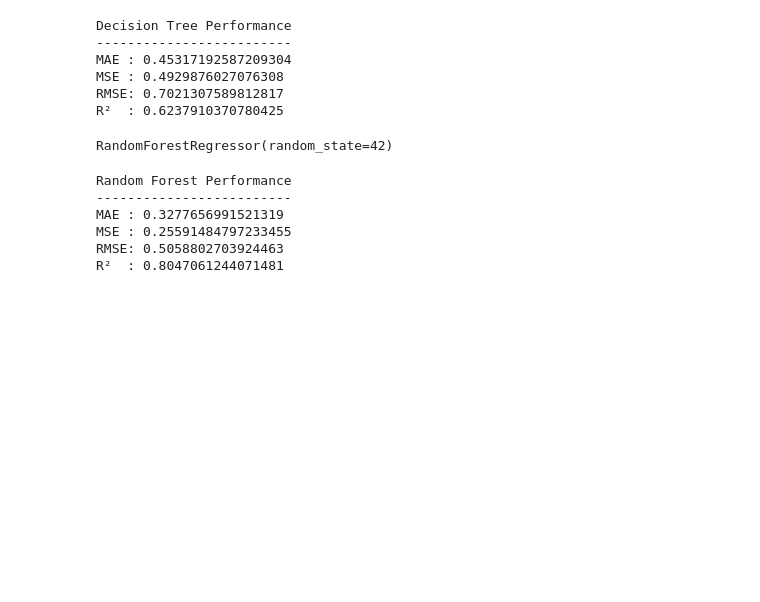
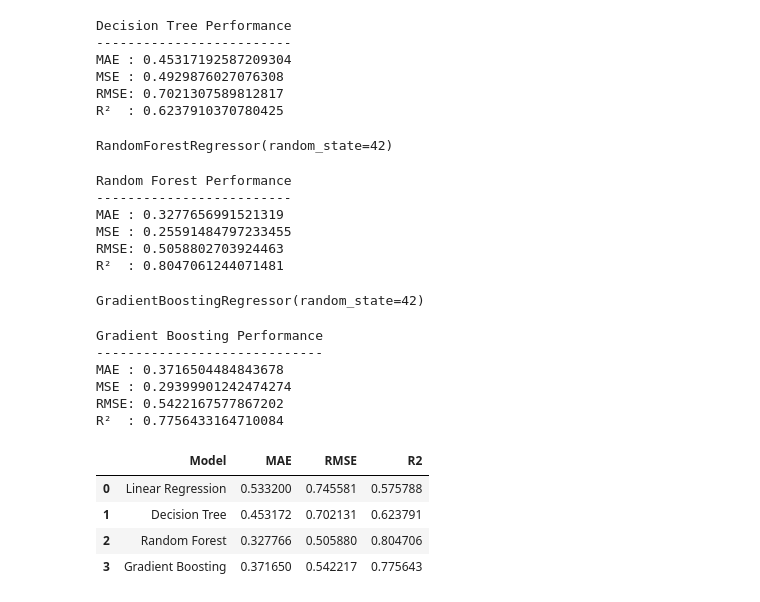
Before and after one commit to swapnilsharnarthi2006/HOUSE_PRICE_PREDICTION, a Jupyter notebook: notebooks/05_Model_traning.ipynb, the cells around one changed output. Saved outputs shown, nothing was run; the diff lists cells and outputs as text; code cells hidden in the pictures; blank space fills up the shorter version.

Commit message:
Examine Gradinet Model

```diff
--- a/notebooks/05_Model_traning.ipynb
+++ b/notebooks/05_Model_traning.ipynb
@@ -114,0 +120,60 @@ R²  : 0.8047061244071481
+# %%
+gradient_model.fit(X_train_scaled,y_train)
+# %% [output]
+GradientBoostingRegressor(random_state=42)
+# %%
+gradient_pred = gradient_model.predict(X_test_scaled)
+# %%
+gradient_mae = mean_absolute_error(y_test, gradient_pred)
+gradient_mse = mean_squared_error(y_test, gradient_pred)
+gradient_rmse = gradient_mse ** 0.5
+gradient_r2 = r2_score(y_test, gradient_pred)
+
+print("Gradient Boosting Performance")
+print("-----------------------------")
+print("MAE :", gradient_mae)
+print("MSE :", gradient_mse)
+print("RMSE:", gradient_rmse)
+print("R²  :", gradient_r2)
+# %% [output]
+Gradient Boosting Performance
+-----------------------------
+MAE : 0.3716504484843678
+MSE : 0.29399901242474274
+RMSE: 0.5422167577867202
+R²  : 0.7756433164710084
+# %%
+results = pd.DataFrame({
+    "Model": [
+        "Linear Regression",
+        "Decision Tree",
+        "Random Forest",
+        "Gradient Boosting"
+    ],
+    "MAE": [
+        mae,
+        tree_mae,
+        forest_mae,
+        gradient_mae
+    ],
+    "RMSE": [
+        rmse,
+        tree_rmse,
+        forest_rmse,
+        gradient_rmse
+    ],
+    "R2": [
+        r2,
+        tree_r2,
+        forest_r2,
+        gradient_r2
+    ]
+})
+
+results
+# %% [output]
+|  | Model | MAE | RMSE | R2 |
+| 0 | Linear Regression | 0.533200 | 0.745581 | 0.575788 |
+| 1 | Decision Tree | 0.453172 | 0.702131 | 0.623791 |
+| 2 | Random Forest | 0.327766 | 0.505880 | 0.804706 |
+| 3 | Gradient Boosting | 0.371650 | 0.542217 | 0.775643 |
```
Also changed, not shown: parts of 1 cell of this notebook.
